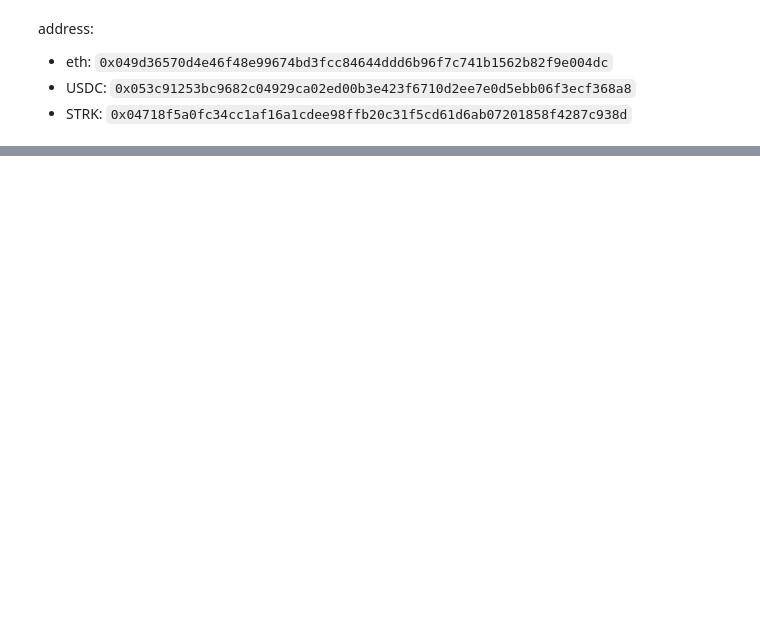
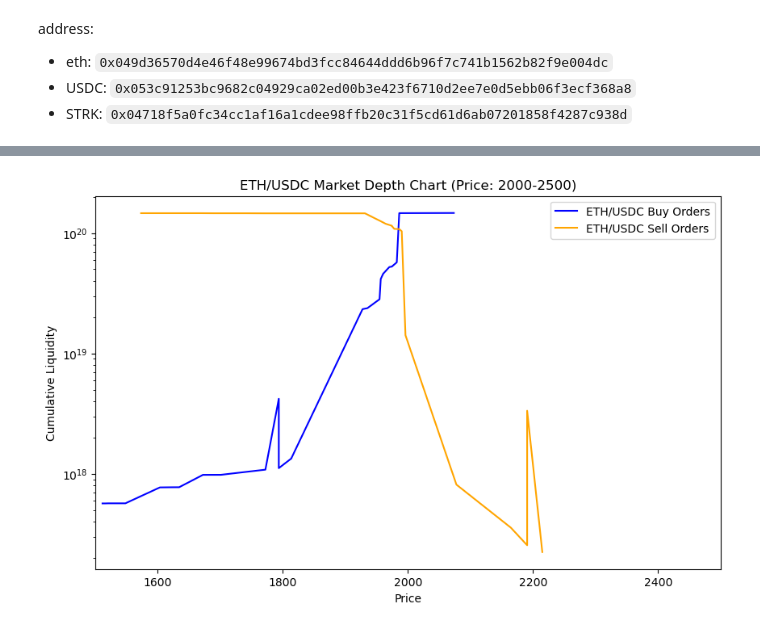
Before and after one commit to Oliz888/openblock-labs, a Jupyter notebook: analysis.ipynb, the cells around one changed output, grey strips where cells are left out. Saved outputs shown, nothing was run; the diff lists cells and outputs as text; code cells hidden in the pictures; blank space fills up the shorter version.

```diff
--- a/analysis.ipynb
+++ b/analysis.ipynb
@@ -331,0 +522,22 @@ plt.show()
+# %%
+eth_usdc_buy_orders_filtered = eth_usdc_buy_orders[(eth_usdc_buy_orders['price_low'] >= 1000) & (eth_usdc_buy_orders['price_low'] <= 3000)]
+eth_usdc_sell_orders_filtered = eth_usdc_sell_orders[(eth_usdc_sell_orders['price_high'] >= 1000) & (eth_usdc_sell_orders['price_high'] <= 3000)]
+
+strk_eth_buy_orders_filtered = strk_eth_buy_orders[strk_eth_buy_orders['price_low'] <= 10000]
+strk_eth_sell_orders_filtered = strk_eth_sell_orders[strk_eth_sell_orders['price_high'] <= 10000]
+# %%
+# Plot for ETH/USDC
+plt.figure(figsize=(10, 6))
+plt.plot(eth_usdc_buy_orders_filtered['price_low'], eth_usdc_buy_orders_filtered['Cumulative_Liquidity_Buy'], label='ETH/USDC Buy Orders', color='blue')
+plt.plot(eth_usdc_sell_orders_filtered['price_high'], eth_usdc_sell_orders_filtered['Cumulative_Liquidity_Sell'], label='ETH/USDC Sell Orders', color='orange')
+
+# Labels and Legend
+plt.xlabel('Price')
+plt.ylabel('Cumulative Liquidity')
+plt.title('ETH/USDC Market Depth Chart (Price: 2000-2500)')
+plt.legend()
+plt.xlim(1500, 2500)  # Limit x-axis to 2000-2500 price range
+plt.yscale('log')     # Optional: Use logarithmic scale for y-axis if needed
+plt.show()
+# %% [output]
+[figure, added]
```
Also changed, not shown: parts of 50 cells of this notebook.
